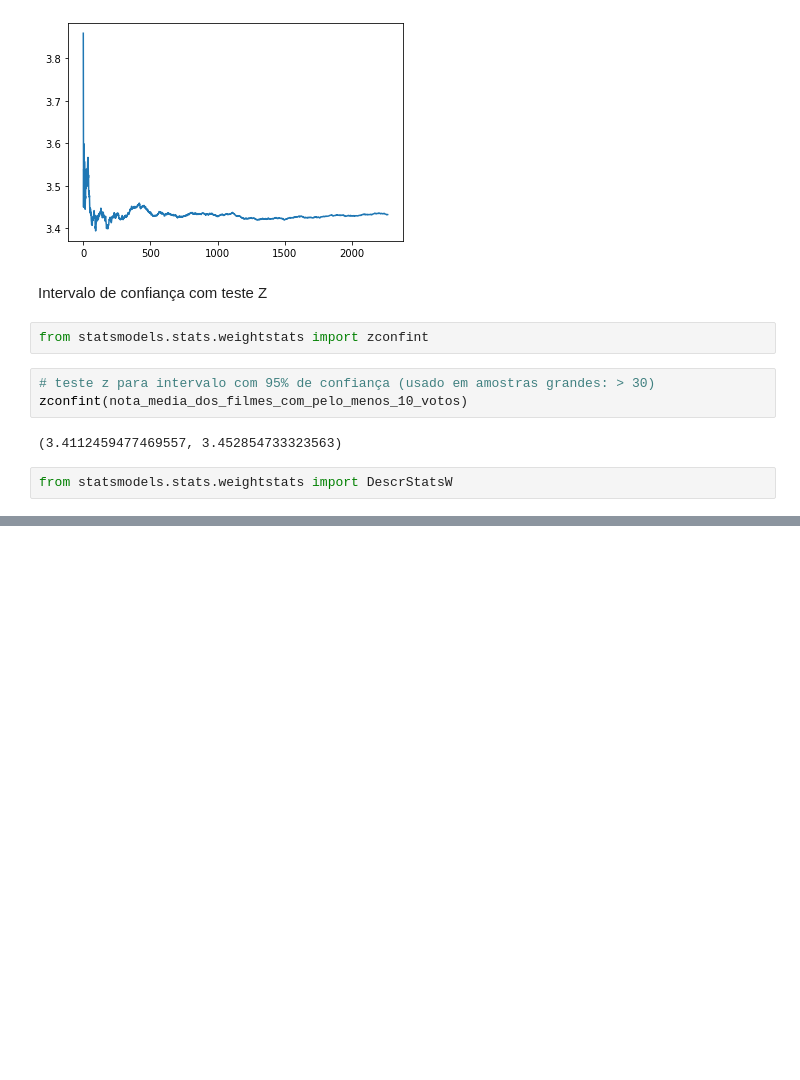
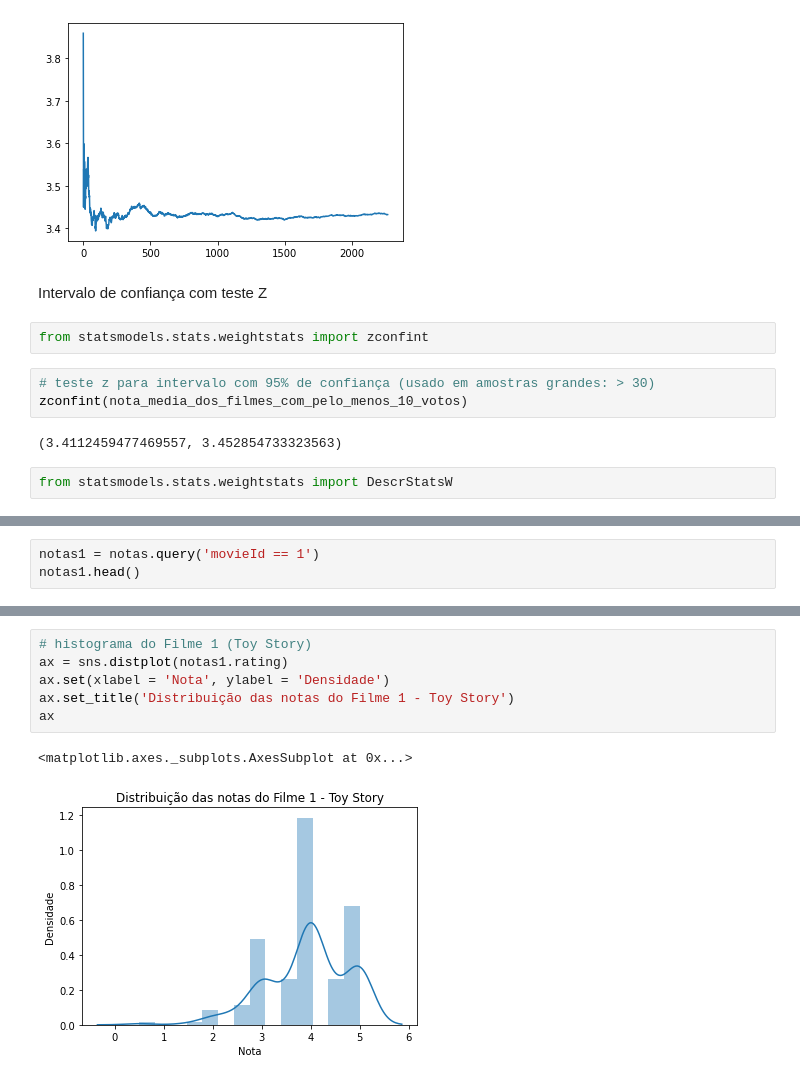
Before and after one commit to jordanfalcao/data-analytics, a Jupyter notebook: Testes Estatísticos com Python/Introdução_a_Testes_Estatísticos.ipynb, the cells around one changed output, grey strips where cells are left out. Saved outputs shown, nothing was run; the diff lists cells and outputs as text; blank space fills up the shorter version.

```diff
--- a/Testes Estatísticos com Python/Introdução_a_Testes_Estatísticos.ipynb
+++ b/Testes Estatísticos com Python/Introdução_a_Testes_Estatísticos.ipynb
@@ -403,0 +414,3 @@ descr_todos_com_10_votos.tconfint_mean()
+# %%
+notas1 = notas.query('movieId == 1')
+notas1.head()
@@ -403,0 +424,9 @@ descr_todos_com_10_votos.tconfint_mean()
+# %%
+# histograma do Filme 1 (Toy Story)
+ax = sns.distplot(notas1.rating)
+ax.set(xlabel = 'Nota', ylabel = 'Densidade')
+ax.set_title('Distribuição das notas do Filme 1 - Toy Story')
+ax
+# %% [output]
+<matplotlib.axes._subplots.AxesSubplot at 0x...>
+[figure, added]
```
Also changed, not shown: parts of 30 cells of this notebook, 1 other file.
